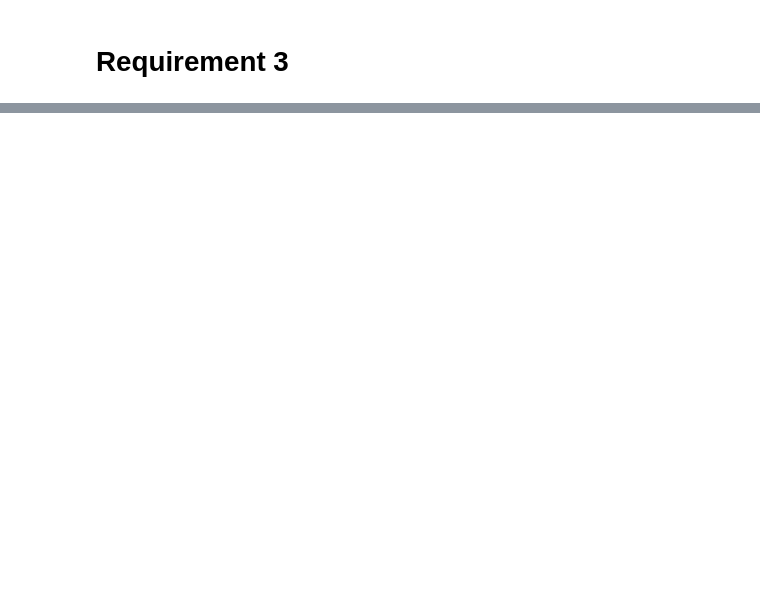
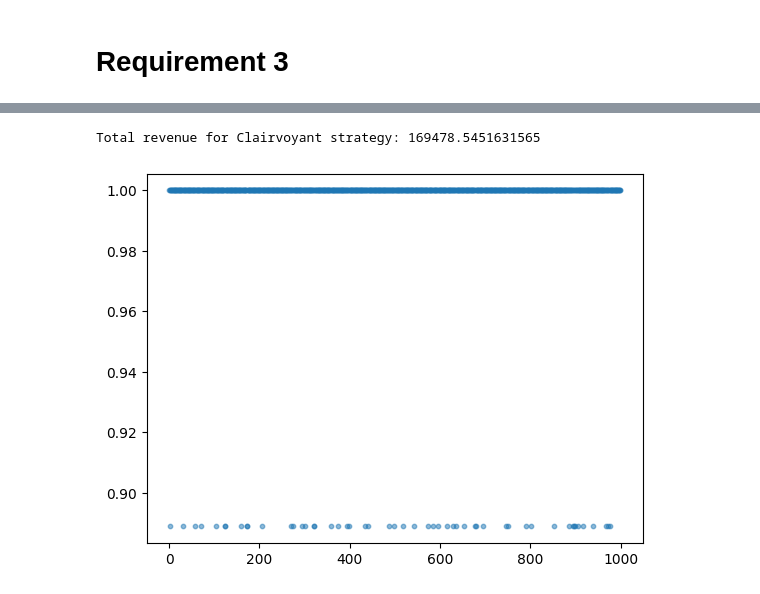
Before and after one commit to mvarenneensta/OLA24, a Jupyter notebook: req3.ipynb, the cells around one changed output, grey strips where cells are left out. Drawn from its saved outputs; the diff is of its cells as text; code cells hidden in the pictures; blank space fills up the shorter version.

```diff
--- a/req3.ipynb
+++ b/req3.ipynb
@@ -161,0 +200,22 @@ Total revenue for CUSUM strategy: 15628.244807136212
+# %%
+def get_clairvoyant_rewards(environment, price_levels):
+    clairvoyant_prices = []
+    clairvoyant_revenue = 0
+
+    for day in range(environment.num_days):
+        best_price = max(price_levels, key=lambda p: p * environment.get_demand(day, p))
+        best_demand = environment.get_demand(day, best_price)
+        clairvoyant_prices.append(best_price)
+        clairvoyant_revenue += best_price * best_demand
+
+    return clairvoyant_prices, clairvoyant_revenue
+
+environment = NonStationaryPricingEnvironment(num_days, price_levels, intervals)
+clairvoyant_prices, clairvoyant_revenue = get_clairvoyant_rewards(environment, price_levels)
+
+plt.scatter(range(num_days), clairvoyant_prices, label='Clairvoyant Prices', alpha=0.5, s=10)
+
+print(f"Total revenue for Clairvoyant strategy: {clairvoyant_revenue}")
+# %% [output]
+Total revenue for Clairvoyant strategy: 169478.5451631565
+[figure, added]
```
Also changed, not shown: parts of 6 cells of this notebook.
